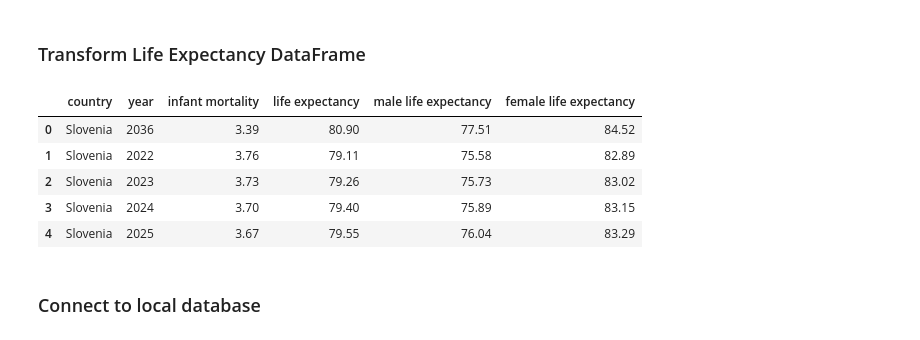
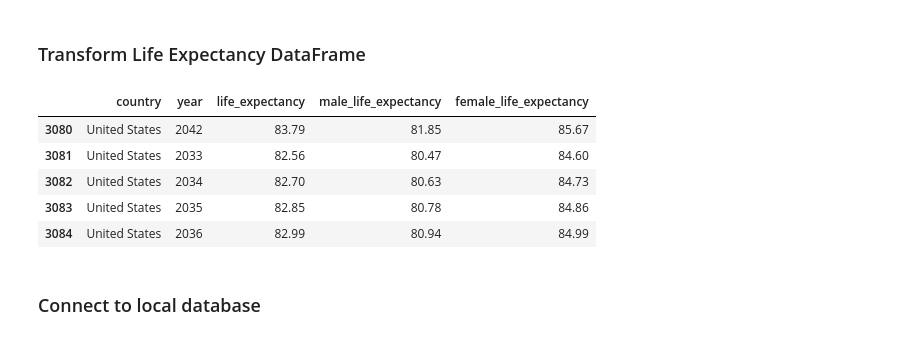
Before and after one commit to ishaiqbal/ETL_Project-, a Jupyter notebook: ETL_Project.ipynb, the cells around one changed output. Saved outputs shown, nothing was run; the diff lists cells and outputs as text; code cells hidden in the pictures.

```diff
--- a/ETL_Project.ipynb
+++ b/ETL_Project.ipynb
@@ -50,23 +56,24 @@ SyntaxError: invalid syntax (<ipython-input-78-a4803009df59>, line 6)
 ### Transform Life Expectancy DataFrame
 # %%
 #Creating a filtered dataframe through specific columns
-mortality_cols = ['country_name', 'year', 'infant_mortality', 'life_expectancy', 'life_expectancy_male', 'life_expectancy_female']
+mortality_cols = ['country_name', 'year', 'life_expectancy', 'life_expectancy_male', 'life_expectancy_female']
 mortality_transformed = mortality_df[mortality_cols].copy()
 
 #Renaming column headers
-mortality_transformed = mortality_transformed.rename(columns={'country_name':'country', 'infant_mortality': 'infant mortality',
-                                                             'life_expectancy_male': 'male life expectancy',
-                                                             'life_expectancy_female': 'female life expectancy',
-                                                             'life_expectancy': 'life expectancy'})
+mortality_transformed = mortality_transformed.rename(columns={'country_name':'country',
+                                                             'life_expectancy_male': 'male_life_expectancy',
+                                                             'life_expectancy_female': 'female_life_expectancy',
+                                                            })
+life_expectancy_US = mortality_transformed[mortality_transformed['country']=='United States']
 
-mortality_transformed.head()
+life_expectancy_US.head()
 # %% [output]
-|  | country | year | infant mortality | life expectancy | male life expectancy | female life expectancy |
-| 0 | Slovenia | 2036 | 3.39 | 80.90 | 77.51 | 84.52 |
-| 1 | Slovenia | 2022 | 3.76 | 79.11 | 75.58 | 82.89 |
-| 2 | Slovenia | 2023 | 3.73 | 79.26 | 75.73 | 83.02 |
-| 3 | Slovenia | 2024 | 3.70 | 79.40 | 75.89 | 83.15 |
-| 4 | Slovenia | 2025 | 3.67 | 79.55 | 76.04 | 83.29 |
+|  | country | year | life_expectancy | male_life_expectancy | female_life_expectancy |
+| 3080 | United States | 2042 | 83.79 | 81.85 | 85.67 |
+| 3081 | United States | 2033 | 82.56 | 80.47 | 84.60 |
+| 3082 | United States | 2034 | 82.70 | 80.63 | 84.73 |
+| 3083 | United States | 2035 | 82.85 | 80.78 | 84.86 |
+| 3084 | United States | 2036 | 82.99 | 80.94 | 84.99 |
 # %% [markdown]
 ### Connect to local database
 # %%
```
Also changed, not shown: parts of 3 cells of this notebook.
